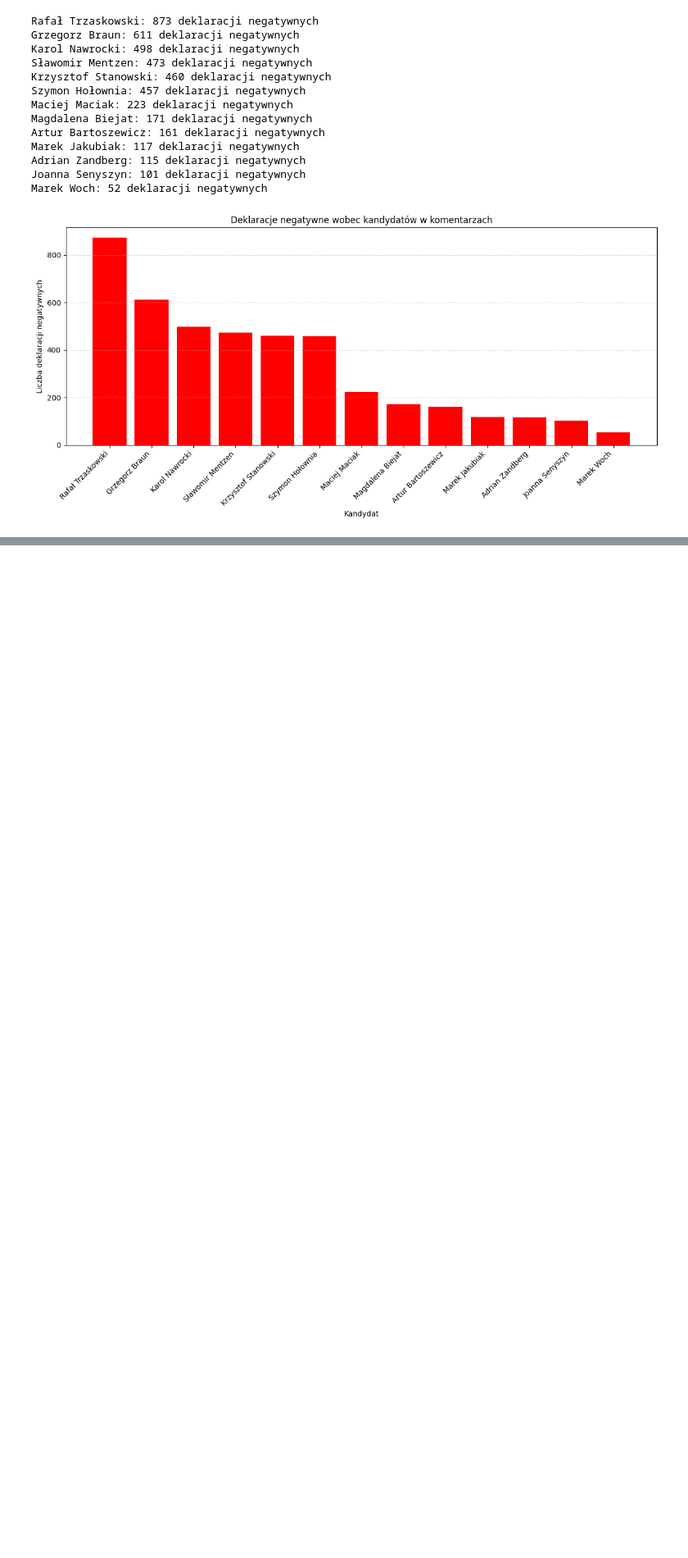
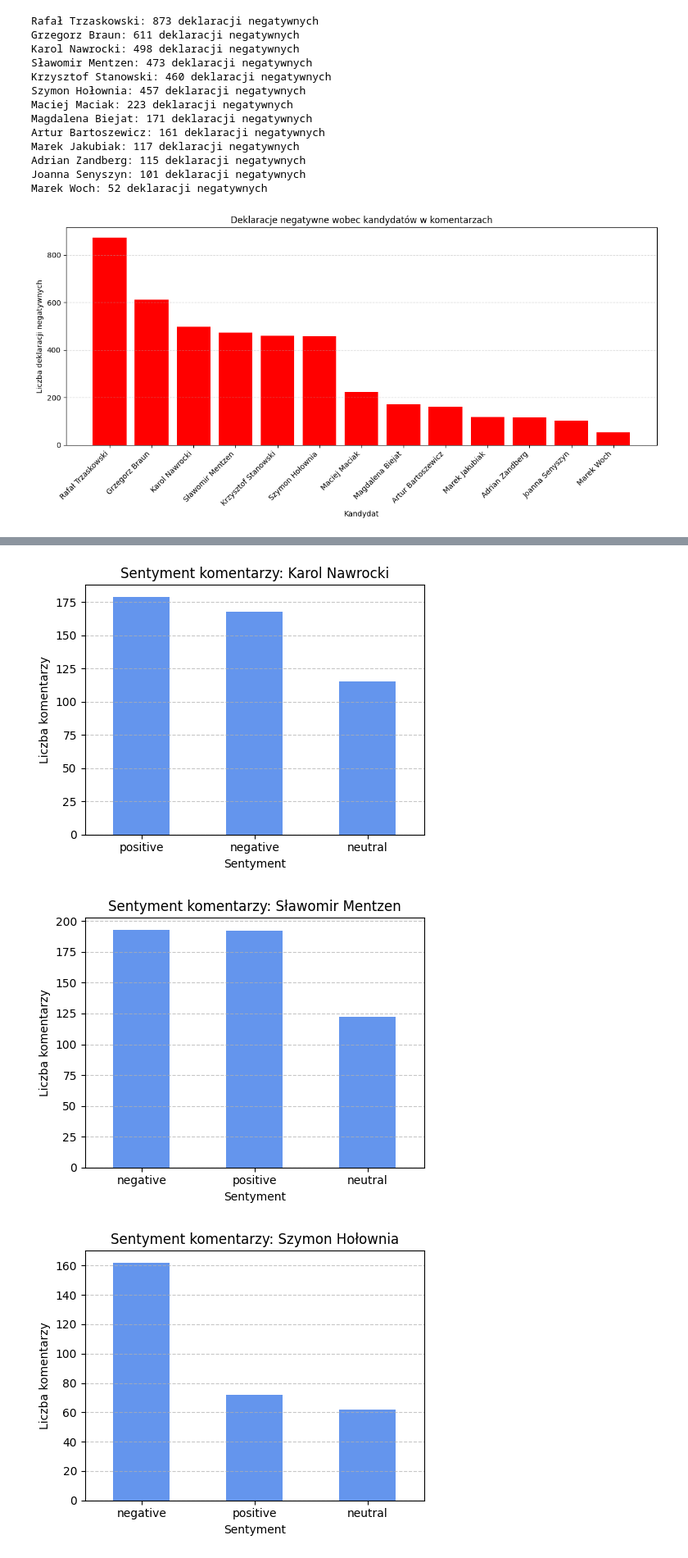
Before and after one commit to lukaszpochmara/Analiza-Sentymentu-wybory, a Jupyter notebook: jupyter.ipynb, the cells around one changed output, grey strips where cells are left out. Shown at 82% size. Drawn from its saved outputs; the diff is of its cells as text; code cells hidden in the pictures; blank space fills up the shorter version.

```diff
--- a/jupyter.ipynb
+++ b/jupyter.ipynb
@@ -460,0 +727,25 @@ plt.show()
+# %%
+
+
+}
+
+# Tworzenie wykresów
+for kandydat, formy in kandydaci.items():
+    regex = '|'.join(formy)
+    filtrowane = df[df['text'].str.contains(regex, case=False, na=False, regex=True)]
+    sentymenty = filtrowane['sentyment'].value_counts()
+
+    # Tworzenie wykresu
+    plt.figure(figsize=(5, 4))
+    sentymenty.plot(kind='bar', color='cornflowerblue')
+    plt.title(f'Sentyment komentarzy: {kandydat}')
+    plt.xlabel('Sentyment')
+    plt.ylabel('Liczba komentarzy')
+    plt.xticks(rotation=0)
+    plt.grid(axis='y', linestyle='--', alpha=0.7)
+    plt.tight_layout()
+    plt.show()
+# %% [output]
+[figure, added]
+[figure, added]
+[figure, added]
```
Also changed, not shown: parts of 16 cells of this notebook, 2 other files.
